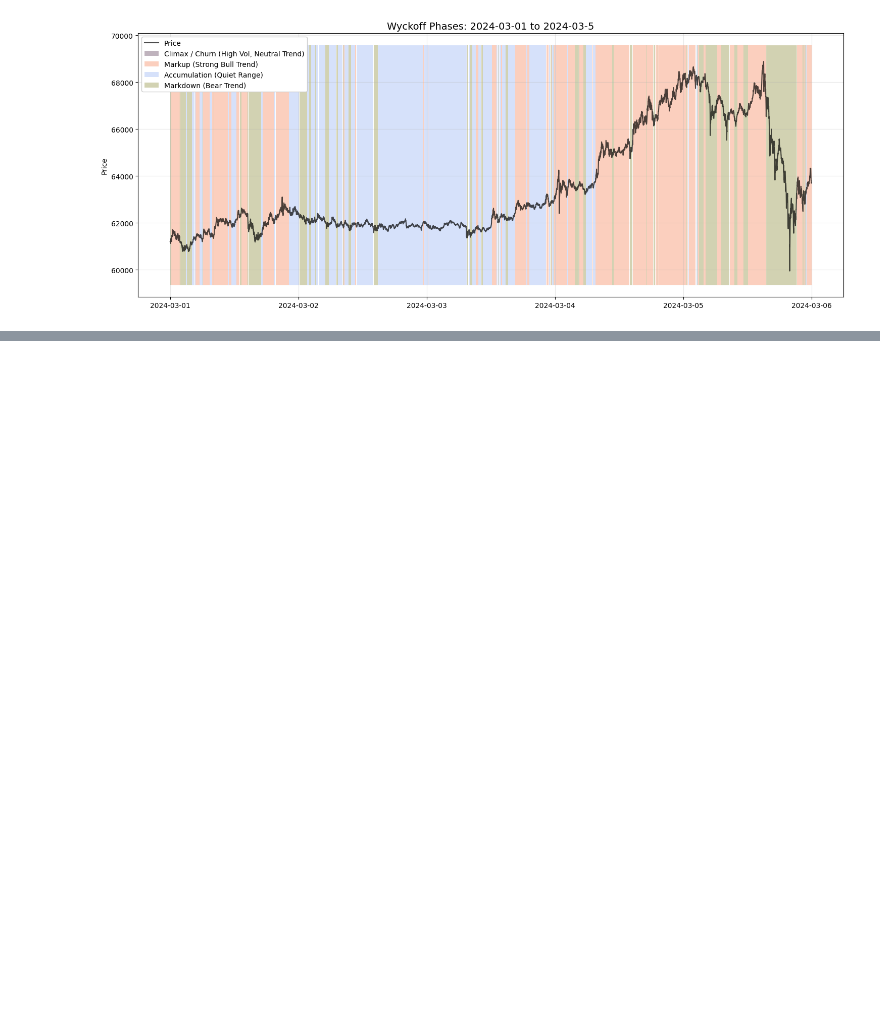
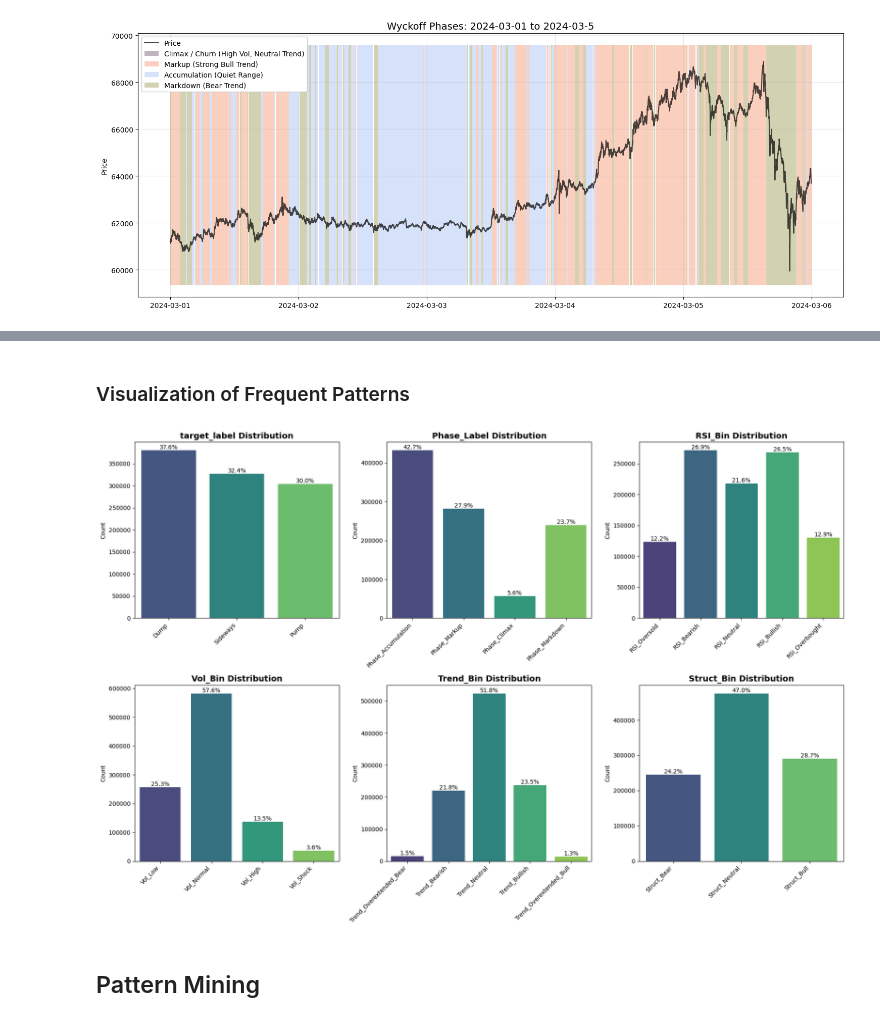
Before and after one commit to Bui-Minh-Quan/Data-Mining-Project, a Jupyter notebook: Notebooks/numerical_data_mining.ipynb, the cells around one changed output, grey strips where cells are left out. Drawn from its saved outputs; the diff is of its cells as text; code cells hidden in the pictures; blank space fills up the shorter version.

Commit message:
Association Pattern Mining

```diff
--- a/Notebooks/numerical_data_mining.ipynb
+++ b/Notebooks/numerical_data_mining.ipynb
@@ -901,0 +895,6 @@ Name: count, dtype: int64
+# %%
+df_association = df_clustering.copy()
+
+# get close, high, low, atr_14 from df_featured
+df_association[['close', 'high', 'low', 'atr_14', 'rsi_14']] = df_featured[['close', 'high', 'low', 'atr_14', 'rsi_14']]
+df_association.head()
@@ -901,0 +1024,51 @@ Name: count, dtype: int64
+# %% [markdown]
+### Visualization of Frequent Patterns
+# %%
+import matplotlib.pyplot as plt
+import seaborn as sns
+import warnings
+warnings.filterwarnings("ignore")
+
+# 1. Define Logical Orders (Crucial for Ordinal Data)
+orders = {
+    'target_label': ['Dump', 'Sideways', 'Pump'],
+    'Phase_Label':  ['Phase_Accumulation', 'Phase_Markup', 'Phase_Climax', 'Phase_Markdown'], # Cycle Order
+    'RSI_Bin':      ['RSI_Oversold', 'RSI_Bearish', 'RSI_Neutral', 'RSI_Bullish', 'RSI_Overbought'],
+    'Vol_Bin':      ['Vol_Low', 'Vol_Normal', 'Vol_High', 'Vol_Shock'],
+    'Trend_Bin':    ['Trend_Overextended_Bear', 'Trend_Bearish', 'Trend_Neutral', 'Trend_Bullish', 'Trend_Overextended_Bull'],
+    'Struct_Bin':   ['Struct_Bear', 'Struct_Neutral', 'Struct_Bull']
+}
+
+# 2. Plotting Function with Percentages
+def plot_distributions(df):
+    plt.figure(figsize=(18, 12))
+    columns = ['target_label', 'Phase_Label', 'RSI_Bin', 'Vol_Bin', 'Trend_Bin', 'Struct_Bin']
+
+    for i, col in enumerate(columns, 1):
+        plt.subplot(2, 3, i)
+
+        # Calculate percentages
+        total = len(df)
+        ax = sns.countplot(data=df, x=col, order=orders[col], palette='viridis')
+
+        plt.title(f'{col} Distribution', fontsize=14, fontweight='bold')
+        plt.xlabel('')
+        plt.ylabel('Count')
+        plt.xticks(rotation=45, ha='right') # Rotate labels to fit
+
+        # Add Percentage Text on Bars
+        for p in ax.patches:
+            percentage = '{:.1f}%'.format(100 * p.get_height() / total)
+            x = p.get_x() + p.get_width() / 2
+            y = p.get_height()
+            ax.annotate(percentage, (x, y), ha='center', va='bottom', fontsize=10)
+
+    plt.tight_layout()
+    plt.show()
+
+# Run it
+plot_distributions(df_discretized)
+# %% [output]
+[figure, added]
+# %% [markdown]
+## Pattern Mining
```
Also changed, not shown: parts of 8 cells of this notebook.
